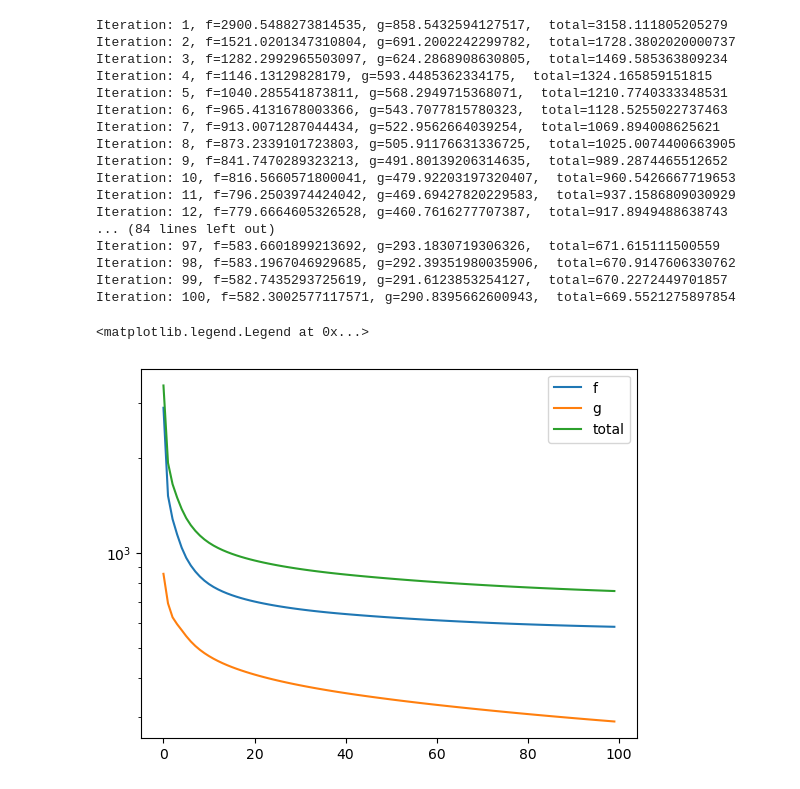
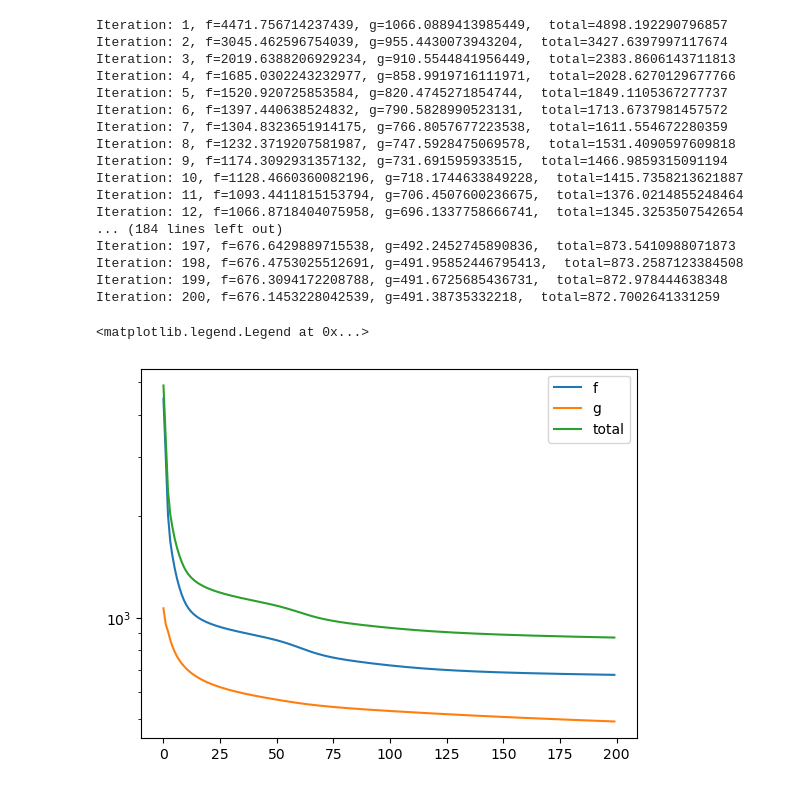
Before and after one commit to waqasbinhamed/seminmf, a Jupyter notebook: real.ipynb, the cells around one changed output. Saved outputs shown, nothing was run; the diff lists cells and outputs as text; code cells hidden in the pictures.

```diff
--- a/real.ipynb
+++ b/real.ipynb
@@ -45,0 +44,4 @@ mini_X = np.hstack([trees_arr, asphalt_arr, grass_arr]) # (162, 300)
+# %%
+smallX3d = np.hstack([trees3d, grass3d, asphalt3d]) # (162, 30, 10)
+plt.imshow(smallX3d[100, :, :], cmap='gray')
+plt.colorbar()
@@ -46,38 +51,42 @@ mini_X = np.hstack([trees_arr, asphalt_arr, grass_arr]) # (162, 300)
+# %%
+smallX = smallX3d.reshape(m, -1, order='F') # (162, 300)
 # %%
+m,n = smallX.shape
 r = 6
-W_ini = np.random.rand(m, r)
-H_ini = np.random.rand(r, 300)
+W_ini = zeros_mask(np.random.rand(m, r))
+H_ini = zeros_mask(np.random.rand(r, n))
 # %%
-Wb, Hb, Wl, Hl, fscores, gscores = nmf(mini_X, W_ini.copy(), H_ini.copy(), _lambda=0.3, itermax=100)
+_lambda = 0.4
+Wb, Hb, Wl, Hl, fscores, gscores = nmf(smallX, W_ini.copy(), H_ini.copy(), _lambda=_lambda, itermax=200)
 # %% [output]
-Iteration: 1, f=2900.5488273814535, g=858.5432594127517,  total=3158.111805205279
-Iteration: 2, f=1521.0201347310804, g=691.2002242299782,  total=1728.3802020000737
-Iteration: 3, f=1282.2992965503097, g=624.2868908630805,  total=1469.585363809234
-Iteration: 4, f=1146.13129828179, g=593.4485362334175,  total=1324.165859151815
-Iteration: 5, f=1040.285541873811, g=568.2949715368071,  total=1210.7740333348531
-Iteration: 6, f=965.4131678003366, g=543.7077815780323,  total=1128.5255022737463
-Iteration: 7, f=913.0071287044434, g=522.9562664039254,  total=1069.894008625621
-Iteration: 8, f=873.2339101723803, g=505.91176631336725,  total=1025.0074400663905
-Iteration: 9, f=841.7470289323213, g=491.80139206314635,  total=989.2874465512652
-Iteration: 10, f=816.5660571800041, g=479.92203197320407,  total=960.5426667719653
-Iteration: 11, f=796.2503974424042, g=469.69427820229583,  total=937.1586809030929
-Iteration: 12, f=779.6664605326528, g=460.7616277707387,  total=917.8949488638743
-... (84 lines left out)
-Iteration: 97, f=583.6601899213692, g=293.1830719306326,  total=671.615111500559
-Iteration: 98, f=583.1967046929685, g=292.39351980035906,  total=670.9147606330762
-Iteration: 99, f=582.7435293725619, g=291.6123853254127,  total=670.2272449701857
-Iteration: 100, f=582.3002577117571, g=290.8395662600943,  total=669.5521275897854
+Iteration: 1, f=4471.756714237439, g=1066.0889413985449,  total=4898.192290796857
+Iteration: 2, f=3045.462596754039, g=955.4430073943204,  total=3427.6397997117674
+Iteration: 3, f=2019.6388206929234, g=910.5544841956449,  total=2383.8606143711813
+Iteration: 4, f=1685.0302243232977, g=858.9919716111971,  total=2028.6270129677766
+Iteration: 5, f=1520.920725853584, g=820.4745271854744,  total=1849.1105367277737
+Iteration: 6, f=1397.440638524832, g=790.5828990523131,  total=1713.6737981457572
+Iteration: 7, f=1304.8323651914175, g=766.8057677223538,  total=1611.554672280359
+Iteration: 8, f=1232.3719207581987, g=747.5928475069578,  total=1531.4090597609818
+Iteration: 9, f=1174.3092931357132, g=731.691595933515,  total=1466.9859315091194
+Iteration: 10, f=1128.4660360082196, g=718.1744633849228,  total=1415.7358213621887
+Iteration: 11, f=1093.4411815153794, g=706.4507600236675,  total=1376.0214855248464
+Iteration: 12, f=1066.8718404075958, g=696.1337758666741,  total=1345.3253507542654
+... (184 lines left out)
+Iteration: 197, f=676.6429889715538, g=492.2452745890836,  total=873.5410988071873
+Iteration: 198, f=676.4753025512691, g=491.95852446795413,  total=873.2587123384508
+Iteration: 199, f=676.3094172208788, g=491.6725685436731,  total=872.978444638348
+Iteration: 200, f=676.1453228042539, g=491.38735332218,  total=872.7002641331259
 # %%
 fig = plt.figure()
 ax = fig.add_subplot(111)
 ax.set_yscale('log')
 ax.plot(fscores)
 ax.plot(gscores)
-ax.plot(fscores + 0.6 * gscores)
+ax.plot(fscores + _lambda * gscores)
 ax.legend(['f', 'g', 'total'])
 # %% [output]
 <matplotlib.legend.Legend at 0x...>
-[figure, old version]
+[figure, new version]
 # %%
 W_ins = Wl
 
```
Also changed, not shown: parts of 15 cells of this notebook, 1 other file.
